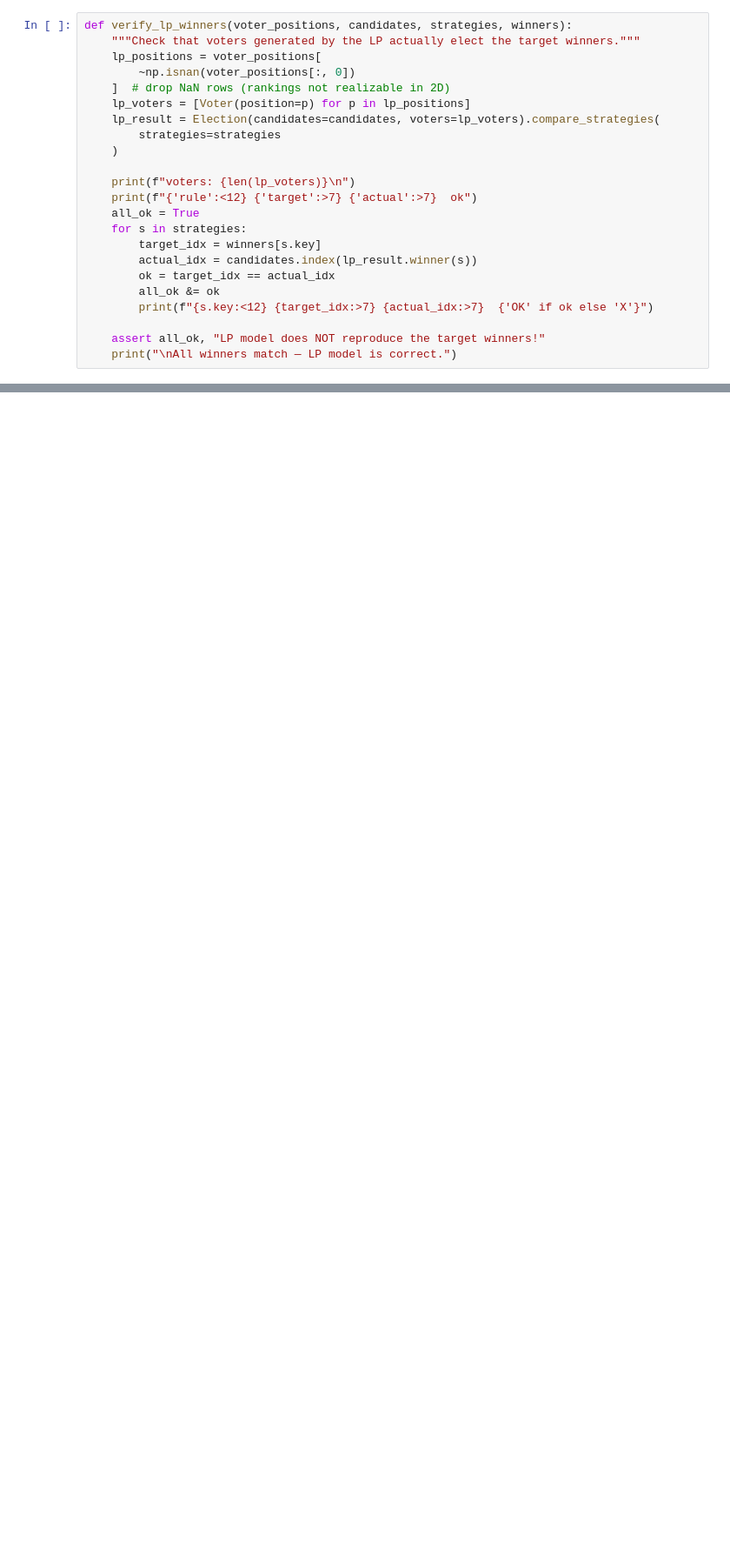
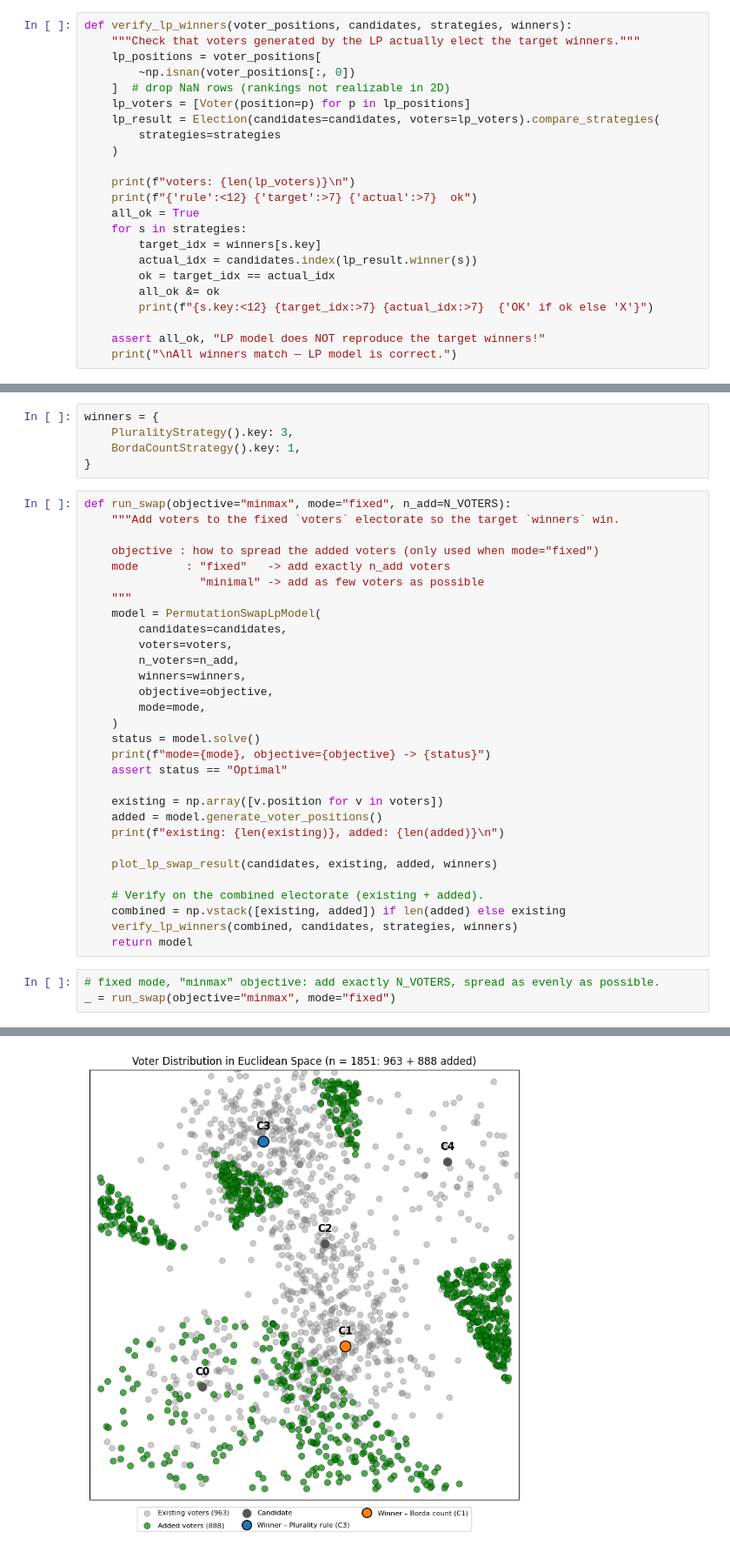
Before and after one commit to pawlowiczf/Euclidean-choices, a Jupyter notebook: code/main/lp-one.ipynb, the cells around one changed output, grey strips where cells are left out. Shown at 87% size. Drawn from its saved outputs; the diff is of its cells as text; blank space fills up the shorter version.

Commit message:
add new swap lp model

```diff
--- a/code/main/lp-one.ipynb
+++ b/code/main/lp-one.ipynb
@@ -59,0 +125,39 @@ N_CANDIDATES = 3
+# %%
+winners = {
+    PluralityStrategy().key: 3,
+    BordaCountStrategy().key: 1,
+}
+# %%
+def run_swap(objective="minmax", mode="fixed", n_add=N_VOTERS):
+    """Add voters to the fixed `voters` electorate so the target `winners` win.
+
+    objective : how to spread the added voters (only used when mode="fixed")
+    mode       : "fixed"   -> add exactly n_add voters
+                 "minimal" -> add as few voters as possible
+    """
+    model = PermutationSwapLpModel(
+        candidates=candidates,
+        voters=voters,
+        n_voters=n_add,
+        winners=winners,
+        objective=objective,
+        mode=mode,
+    )
+    status = model.solve()
+    print(f"mode={mode}, objective={objective} -> {status}")
+    assert status == "Optimal"
+
+    existing = np.array([v.position for v in voters])
+    added = model.generate_voter_positions()
+    print(f"existing: {len(existing)}, added: {len(added)}\n")
+
+    plot_lp_swap_result(candidates, existing, added, winners)
+
+    # Verify on the combined electorate (existing + added).
+    combined = np.vstack([existing, added]) if len(added) else existing
+    verify_lp_winners(combined, candidates, strategies, winners)
+    return model
+# %%
+# fixed mode, "minmax" objective: add exactly N_VOTERS, spread as evenly as possible.
+_ = run_swap(objective="minmax", mode="fixed")
+# %% [output]
@@ -59,0 +166 @@ N_CANDIDATES = 3
+[figure, added]
```
Also changed, not shown: parts of 17 cells of this notebook, 3 other files.
